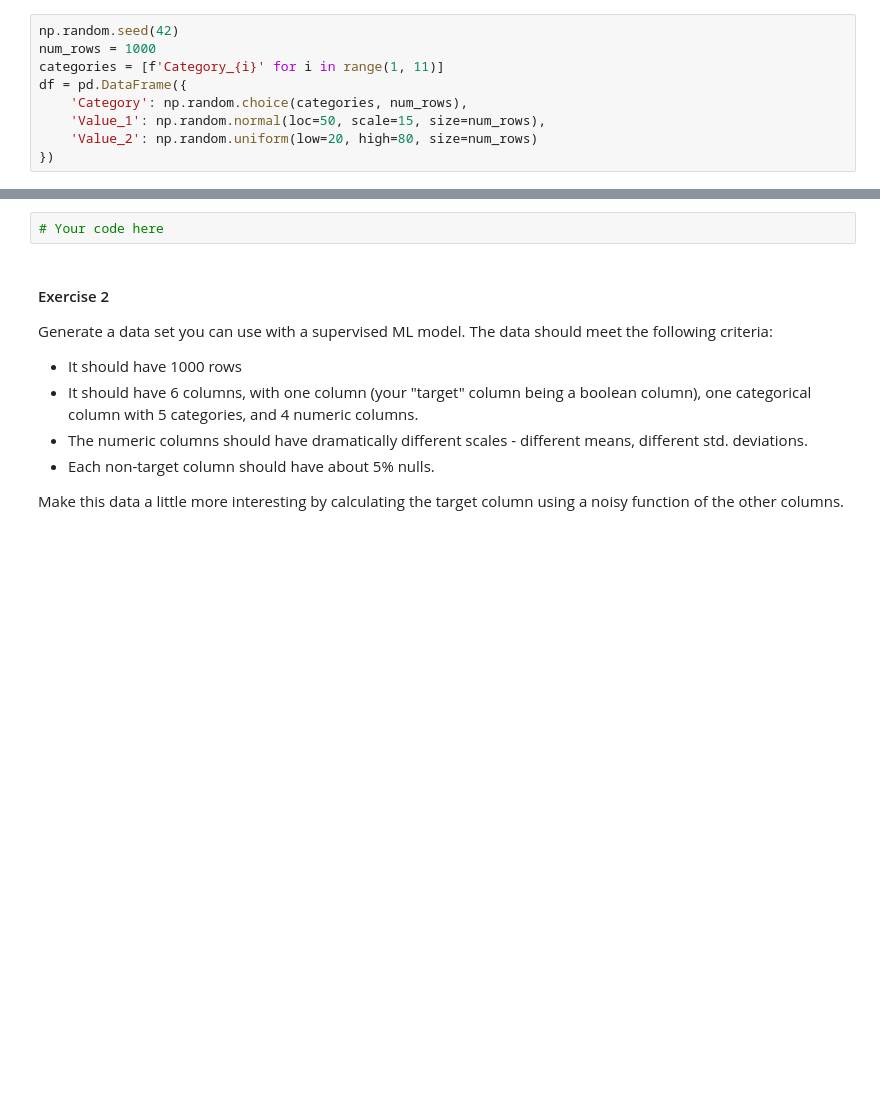
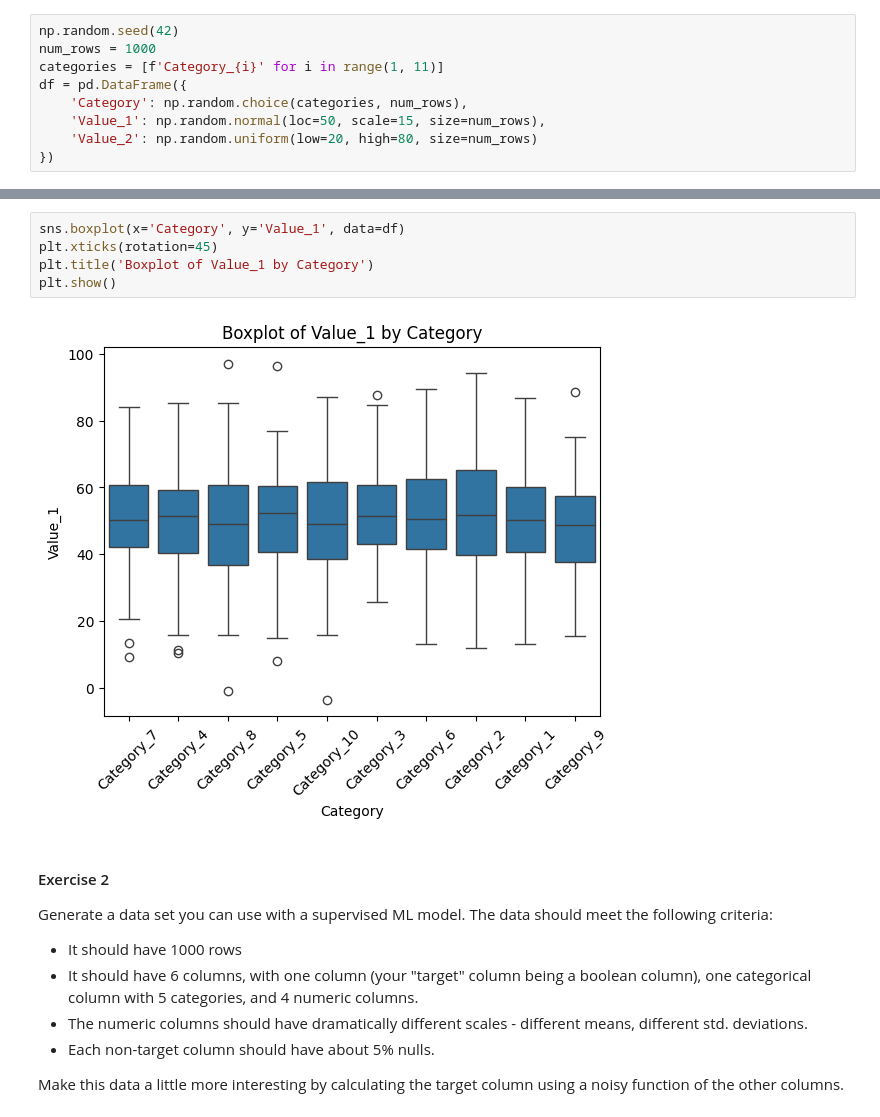
Before and after one commit to SU-IST707-FS25/week-2-materials-TanayPratapSingh, a Jupyter notebook: assignment.ipynb, the cells around one changed output, grey strips where cells are left out. Cells and saved outputs as stored; diff of their text form; blank space fills up the shorter version.

```diff
--- a/assignment.ipynb
+++ b/assignment.ipynb
@@ -43,5 +63,10 @@ max      97.129505    79.982828
 # %%
-# Your code here
+sns.boxplot(x='Category', y='Value_1', data=df)
+plt.xticks(rotation=45)
+plt.title('Boxplot of Value_1 by Category')
+plt.show()
+# %% [output]
+[figure, added]
 # %% [markdown]
 #### Exercise 2
 
```
Also changed, not shown: parts of 2 cells of this notebook.
